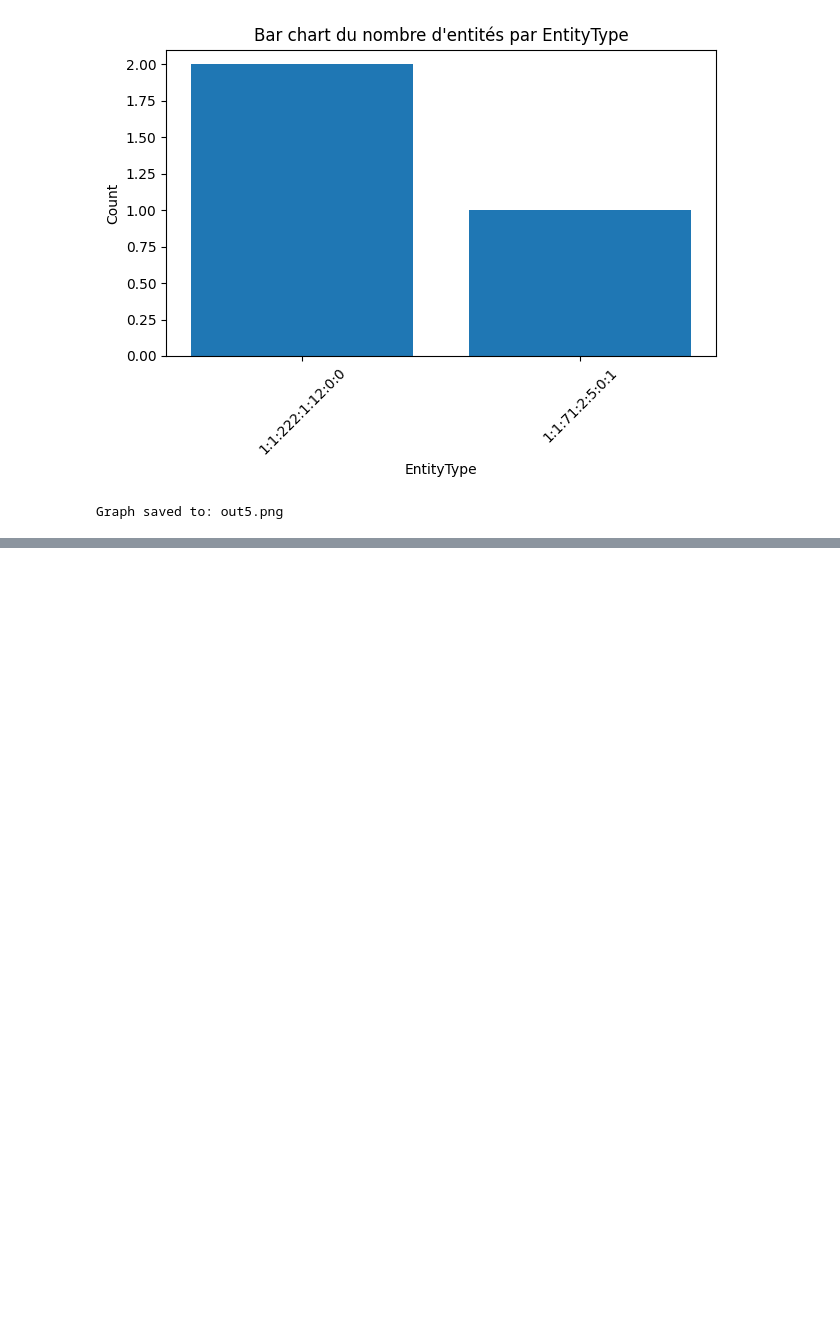
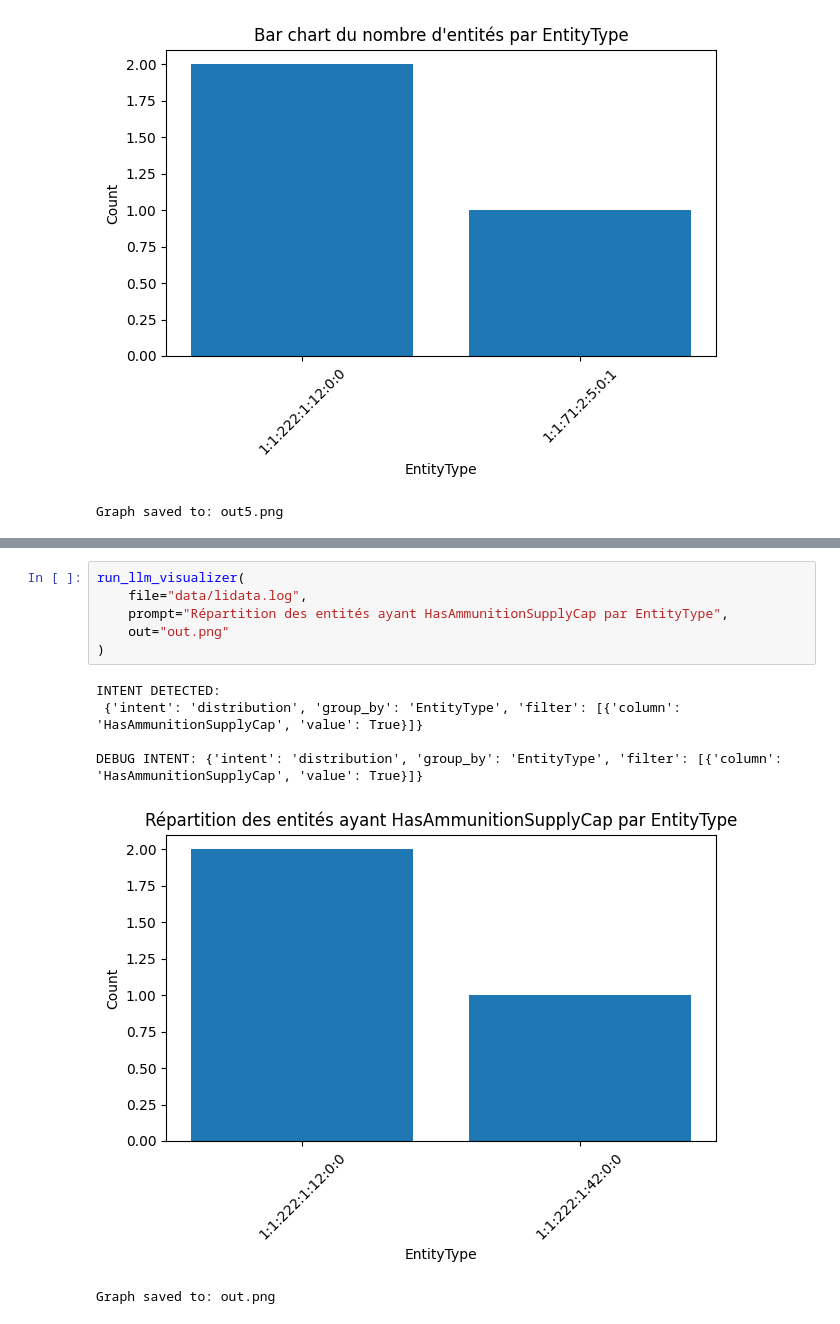
Before and after one commit to RaphaelZrrr/Lida_test, a Jupyter notebook: main2.ipynb, the cells around one changed output, grey strips where cells are left out. Saved outputs shown, nothing was run; the diff lists cells and outputs as text; blank space fills up the shorter version.

```diff
--- a/main2.ipynb
+++ b/main2.ipynb
@@ -939,0 +1056,13 @@ Graph saved to: out7.png
+# %%
+run_llm_visualizer(
+    file="data/lidata.log",
+    prompt="Répartition des entités ayant HasAmmunitionSupplyCap par EntityType",
+    out="out.png"
+)
+# %% [output]
+INTENT DETECTED:
+ {'intent': 'distribution', 'group_by': 'EntityType', 'filter': [{'column': 'HasAmmunitionSupplyCap', 'value': True}]}
+
+DEBUG INTENT: {'intent': 'distribution', 'group_by': 'EntityType', 'filter': [{'column': 'HasAmmunitionSupplyCap', 'value': True}]}
+[figure, added]
+Graph saved to: out.png
```
Also changed, not shown: parts of 9 cells of this notebook, 7 other files.
